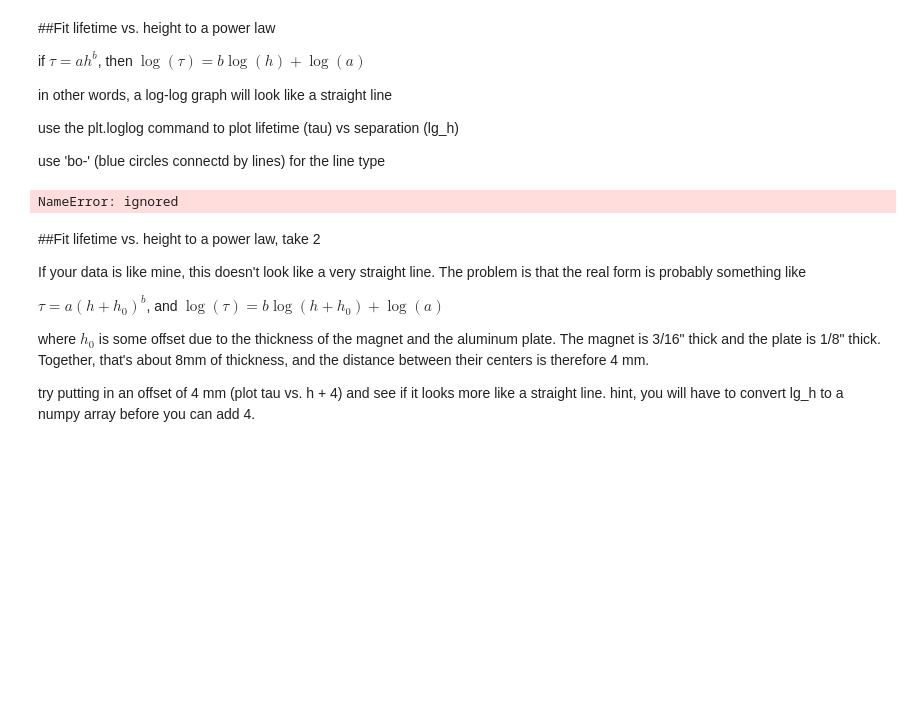
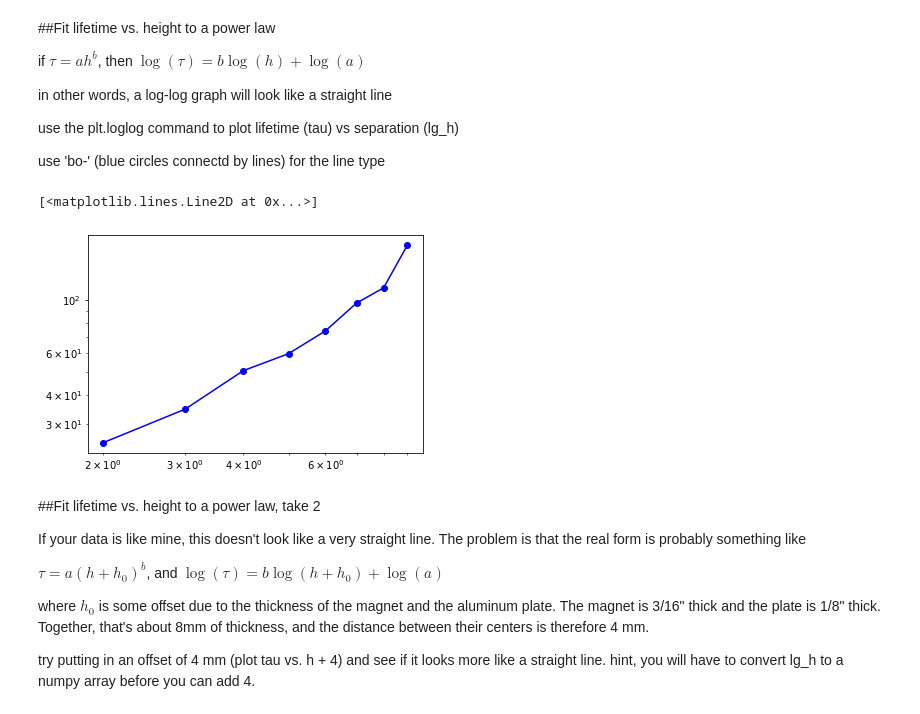
Before and after one commit to NYUExperimentalPhysics1-2021/labanalysis2-victorsliao, a Jupyter notebook: LabAnalysis2.ipynb, the cells around one changed output. Saved outputs shown, nothing was run; the diff lists cells and outputs as text; code cells hidden in the pictures; blank space fills up the shorter version.

```diff
--- a/LabAnalysis2.ipynb
+++ b/LabAnalysis2.ipynb
@@ -263,7 +272,7 @@ Hint: change the order, so you first calculate the fit, then make the plot, like
 double hint: this hint may give away an answer to a previous question
 # %%
 expt_set_dirs =  ["3mm", "6mm", "9mm"] #replace with your own directory names
-lifetime = [12.6, 29, 91] #replace with the lifetimes you measured above
+lifetime = [34.8, 74.3, 171.4] #replace with the lifetimes you measured above
 for i in range(3):
   expt_set_dir = expt_set_dirs[i]
   slope_lifetime = []
@@ -331,6 +340,8 @@ for i in range(len(lg_dir)):
         time, slope, number = loadSlopeFile(file)
         if (len(time) > 4):
           #CODE 14: two lines, calculate exponential fit of slope to time - time[0] and append -1/b to lifetime list
+          a,b,*_ = fitExponential(time-time[0], slope)
+          lifetime.append(-1/b)
       initial_lifetime = np.median(lifetime)
       maxtime[i] = initial_lifetime*1.5
       lifetime = []
@@ -340,9 +351,9 @@ for i in range(len(lg_dir)):
       if (len(time) > 4):
         a,b,*_ = fitExponential(time-time[0], slope)
         lifetime.append(-1/b)
-    lg_tau[i] =  #CODE 15: calculate mean of lifetime list
+    lg_tau[i] =  np.mean(lifetime) #CODE 15: calculate mean of lifetime list
     lg_tau_sigma[i] = np.std(lifetime,ddof=1)
-    lg_tau_sem[i] = #CODE 16: lg_tau_sigma[i] / square root of the number of elements in the lifetime list
+    lg_tau_sem[i] = lg_tau_sigma[i] / np.sqrt(len(lifetime))#CODE 16: lg_tau_sigma[i] / square root of the number of elements in the lifetime list
 
 #CODE17: use plt.errorbar to makea plot of lg_tau vs. tg_h with yerr of lg_tau_sem
 #CODE18: add title (lifetime vs. separation) xlabel (separation(mm)) and ylabel (lifetime(s)). hint add a ; to the end of the last line to eliminate the annoying text message in the output
@@ -361,9 +370,10 @@ use 'bo-' (blue circles connectd by lines) for the line type
 # %%
 #CODE 19: log-log plot of lifetime vs. separation
 
-plt.loglog(lg_tau, lg_h, 'bo=-')
+plt.loglog(lg_h, lg_tau, 'bo-')
 # %% [output]
-NameError: ignored
+[<matplotlib.lines.Line2D at 0x...>]
+[figure, added]
 # %% [markdown]
 ##Fit lifetime vs. height to a power law, take 2
 
```
Also changed, not shown: parts of 7 cells of this notebook.
